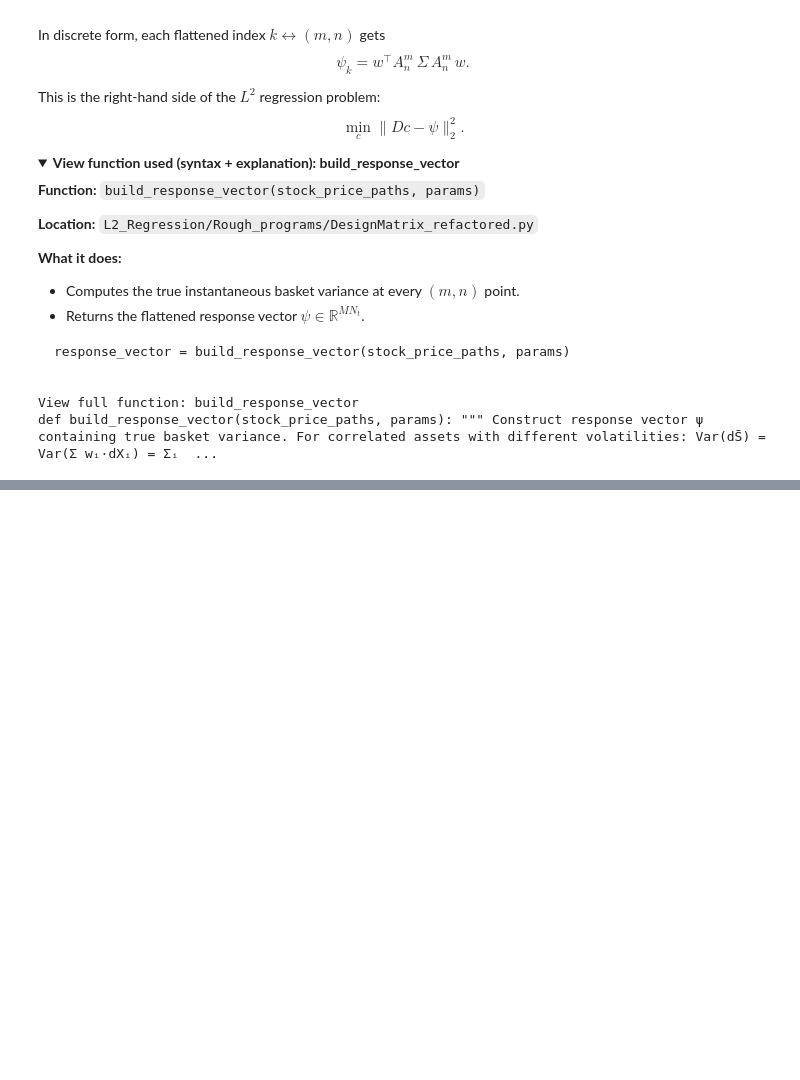
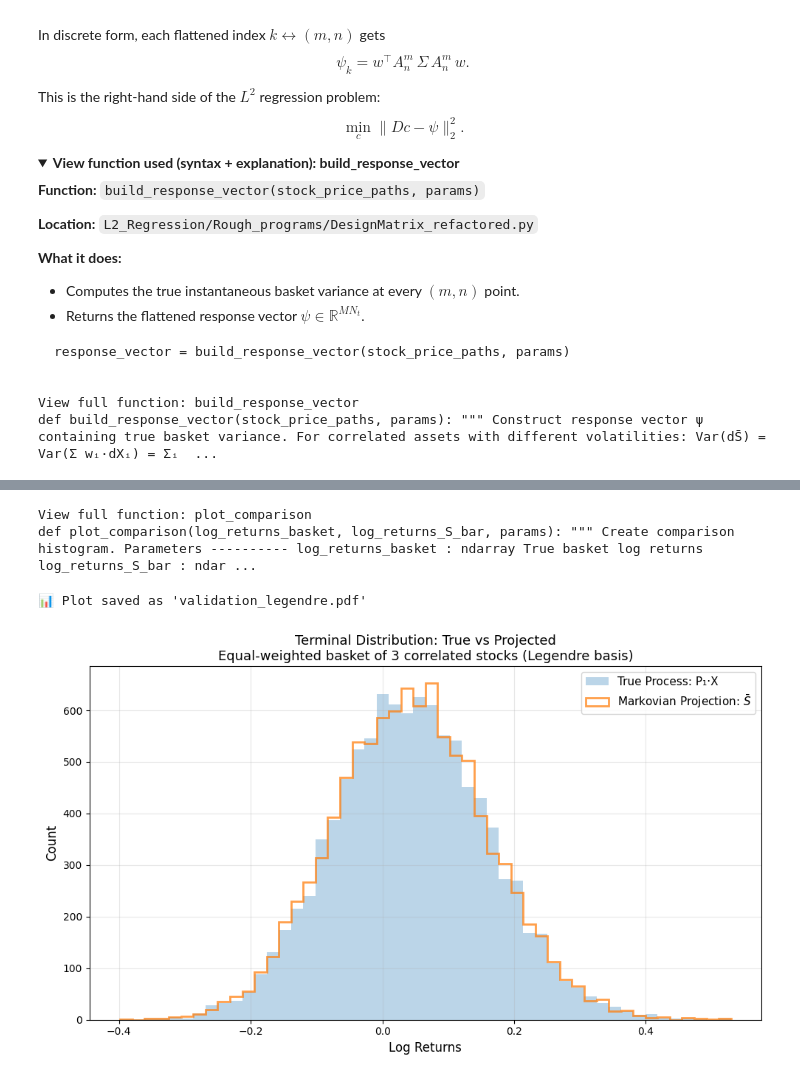
Before and after one commit to leolalvay/KAUST_OPTION_PRICING, a Jupyter notebook: L2_Regression/notebooks_seb/nb02_L2Regression_single_level.ipynb, the cells around one changed output, grey strips where cells are left out. Cells and saved outputs as stored; diff of their text form; code cells hidden in the pictures; folded sections open; blank space fills up the shorter version.

```diff
--- a/L2_Regression/notebooks_seb/nb02_L2Regression_single_level.ipynb
+++ b/L2_Regression/notebooks_seb/nb02_L2Regression_single_level.ipynb
@@ -1034,0 +1546,9 @@ response mean/std: 941.6212473791238 222.7294539387904
+# %%
+# Step 9 implementation
+log_returns_basket, log_returns_S_bar = validate_projection(b_bar, params)
+
+print("\n--- Step 9 summary ---")
+print("true returns shape:", log_returns_basket.shape)
+print("projected returns shape:", log_returns_S_bar.shape)
+print("true mean/std:", log_returns_basket.mean(), log_returns_basket.std(ddof=1))
+print("projected mean/std:", log_returns_S_bar.mean(), log_returns_S_bar.std(ddof=1))
@@ -1034,0 +1661,11 @@ response mean/std: 941.6212473791238 222.7294539387904
+# %%
+show_full_function(plot_comparison)
+# %% [output]
+View full function: plot_comparison
+def plot_comparison(log_returns_basket, log_returns_S_bar, params): """ Create comparison histogram. Parameters ---------- log_returns_basket : ndarray True basket log returns log_returns_S_bar : ndar ...
+# %%
+# Step 10 implementation
+plot_comparison(log_returns_basket, log_returns_S_bar, params)
+# %% [output]
+📊 Plot saved as 'validation_legendre.pdf'
+[figure, added]
```
Also changed, not shown: parts of 18 cells of this notebook, 9 other files.
